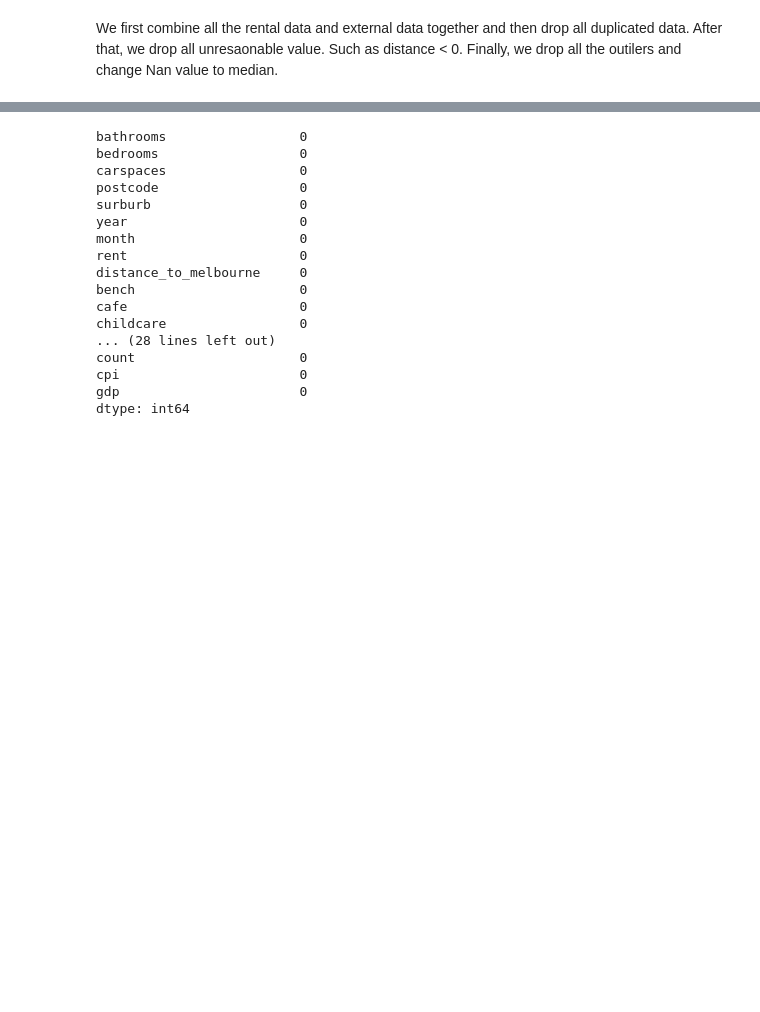
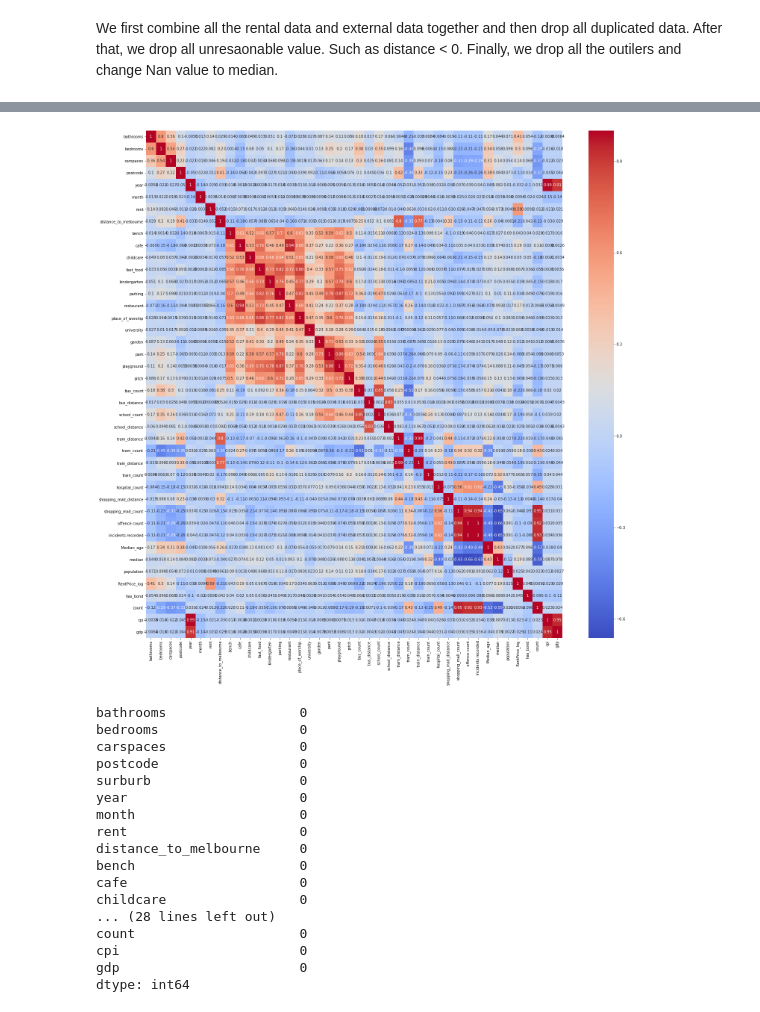
Before and after one commit to MAST30034-Applied-Data-Science/generic-real-estate-consulting-project-group-12, a Jupyter notebook: notebooks/notebook summary.ipynb, the cells around one changed output, grey strips where cells are left out. Cells and saved outputs as stored; diff of their text form; code cells hidden in the pictures; blank space fills up the shorter version.

```diff
--- a/notebooks/notebook summary.ipynb
+++ b/notebooks/notebook summary.ipynb
@@ -52,3 +37,9 @@ newdf
+# %%
+plt.figure(figsize=(25, 25))
+sns.heatmap(newdf.corr(), cmap="coolwarm",annot=True)
+plt.savefig('../plots/heatmap.png', dpi=300, bbox_inches='tight')
+# %% [output]
+[figure, added]
 # %%
 newdf.isnull().sum()
 # %% [output]
```
Also changed, not shown: parts of 10 cells of this notebook.
